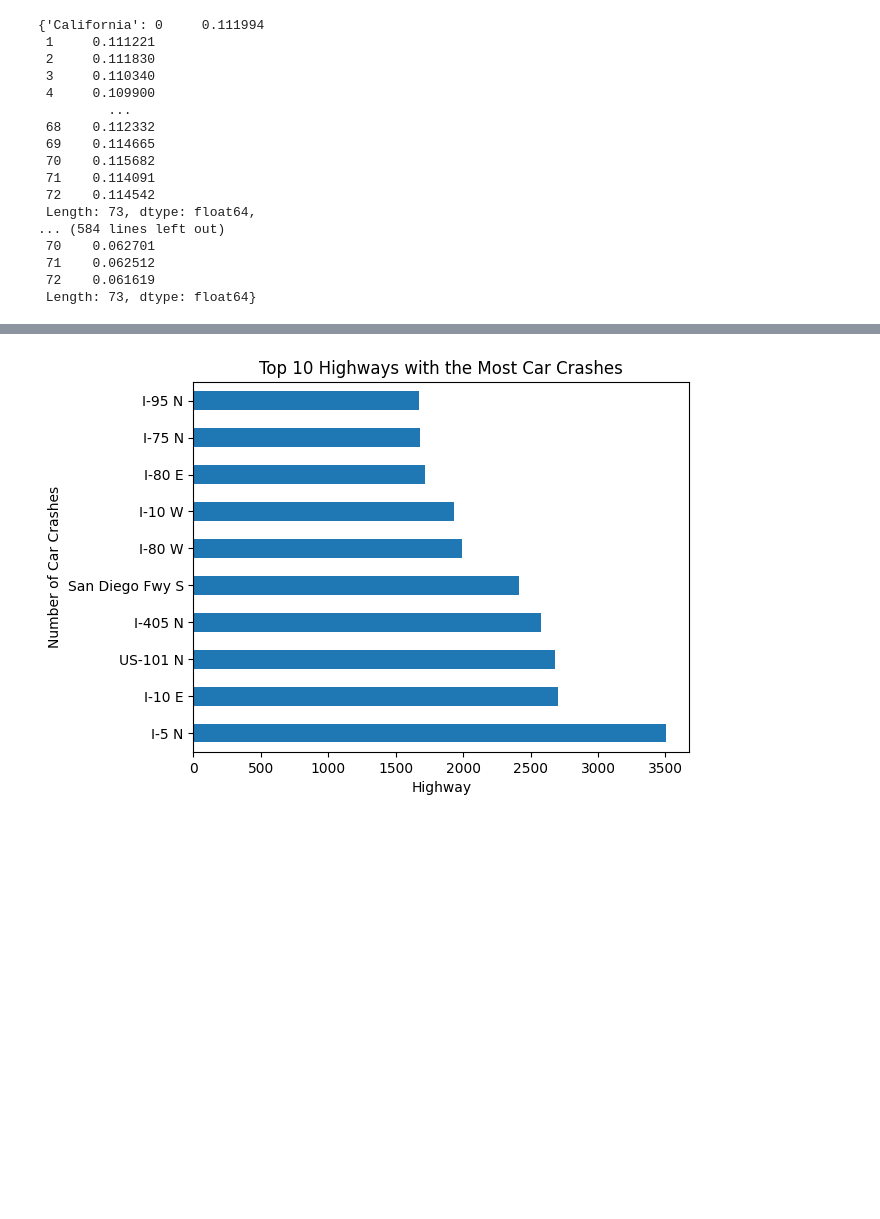
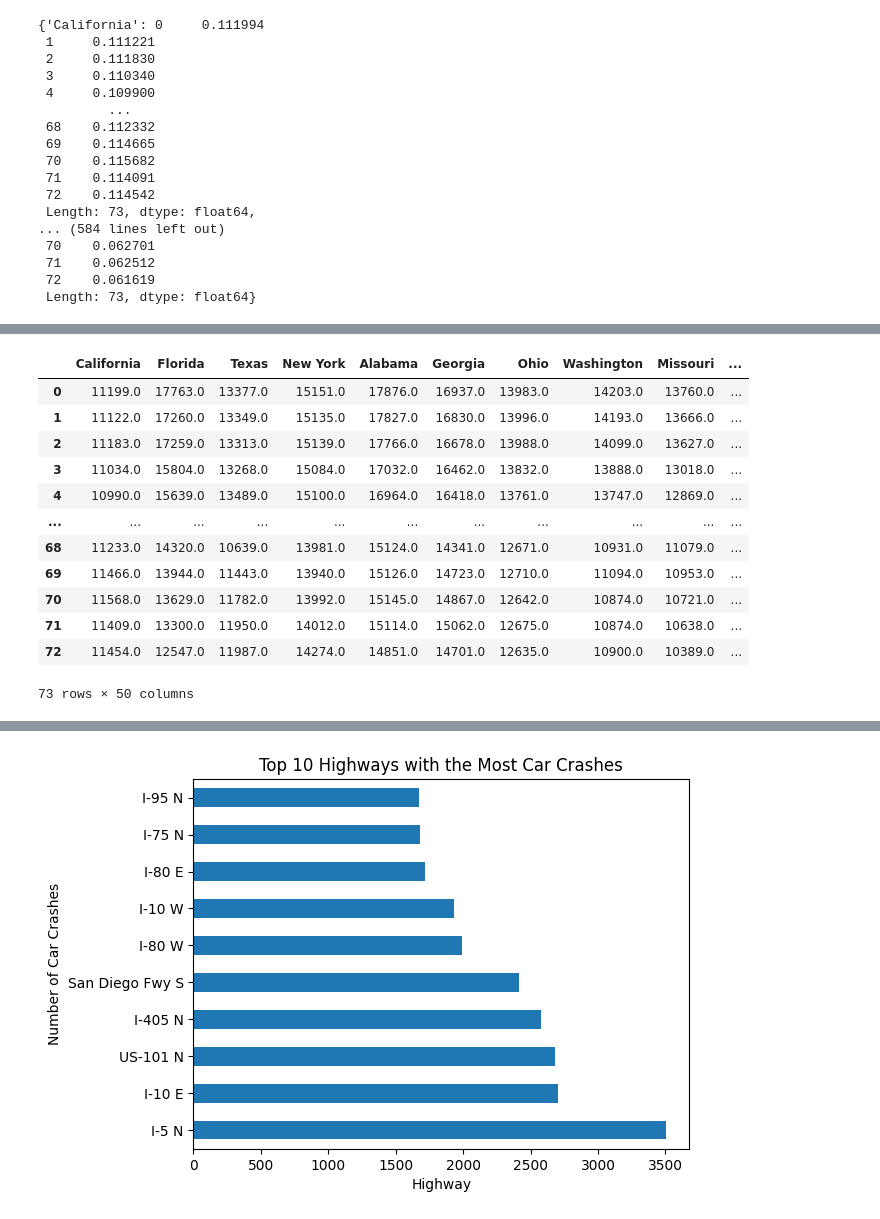
Before and after one commit to MatthewKolotylo/Car-Crash-Analytics-, a Jupyter notebook: Project Master Copy.ipynb, the cells around one changed output, grey strips where cells are left out. Cells and saved outputs as stored; diff of their text form; code cells hidden in the pictures; blank space fills up the shorter version.

```diff
--- a/Project Master Copy.ipynb
+++ b/Project Master Copy.ipynb
@@ -1021,0 +1007,16 @@ snap_benefits_per_capita_df * 100000 #multiplying by 100,000 to get: Number of S
+# %%
+snap_benefits_per_capita_df
+# %% [output]
+|  | California | Florida | Texas | New York | Alabama | Georgia | Ohio | Washington | Missouri | ... |
+| 0 | 11199.0 | 17763.0 | 13377.0 | 15151.0 | 17876.0 | 16937.0 | 13983.0 | 14203.0 | 13760.0 | ... |
+| 1 | 11122.0 | 17260.0 | 13349.0 | 15135.0 | 17827.0 | 16830.0 | 13996.0 | 14193.0 | 13666.0 | ... |
+| 2 | 11183.0 | 17259.0 | 13313.0 | 15139.0 | 17766.0 | 16678.0 | 13988.0 | 14099.0 | 13627.0 | ... |
+| 3 | 11034.0 | 15804.0 | 13268.0 | 15084.0 | 17032.0 | 16462.0 | 13832.0 | 13888.0 | 13018.0 | ... |
+| 4 | 10990.0 | 15639.0 | 13489.0 | 15100.0 | 16964.0 | 16418.0 | 13761.0 | 13747.0 | 12869.0 | ... |
+| ... | ... | ... | ... | ... | ... | ... | ... | ... | ... | ... |
+| 68 | 11233.0 | 14320.0 | 10639.0 | 13981.0 | 15124.0 | 14341.0 | 12671.0 | 10931.0 | 11079.0 | ... |
+| 69 | 11466.0 | 13944.0 | 11443.0 | 13940.0 | 15126.0 | 14723.0 | 12710.0 | 11094.0 | 10953.0 | ... |
+| 70 | 11568.0 | 13629.0 | 11782.0 | 13992.0 | 15145.0 | 14867.0 | 12642.0 | 10874.0 | 10721.0 | ... |
+| 71 | 11409.0 | 13300.0 | 11950.0 | 14012.0 | 15114.0 | 15062.0 | 12675.0 | 10874.0 | 10638.0 | ... |
+| 72 | 11454.0 | 12547.0 | 11987.0 | 14274.0 | 14851.0 | 14701.0 | 12635.0 | 10900.0 | 10389.0 | ... |
+73 rows × 50 columns
```
Also changed, not shown: parts of 13 cells of this notebook.
